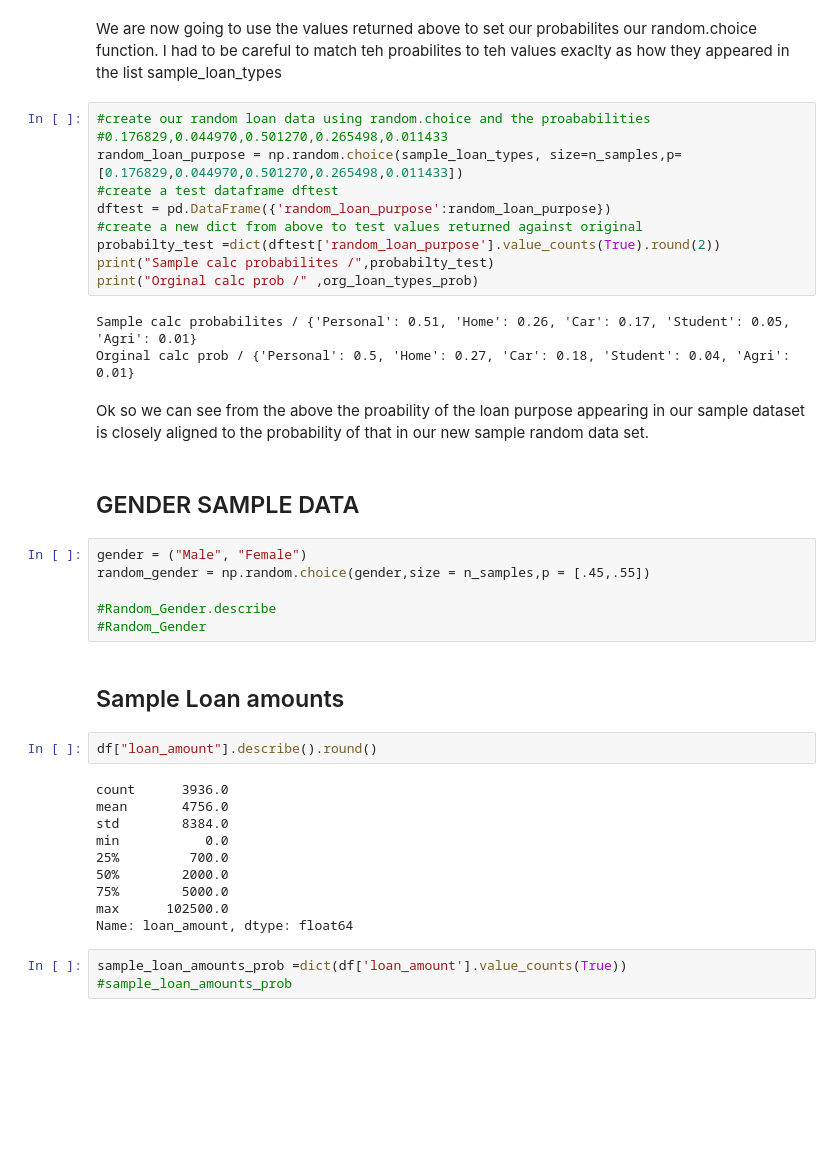
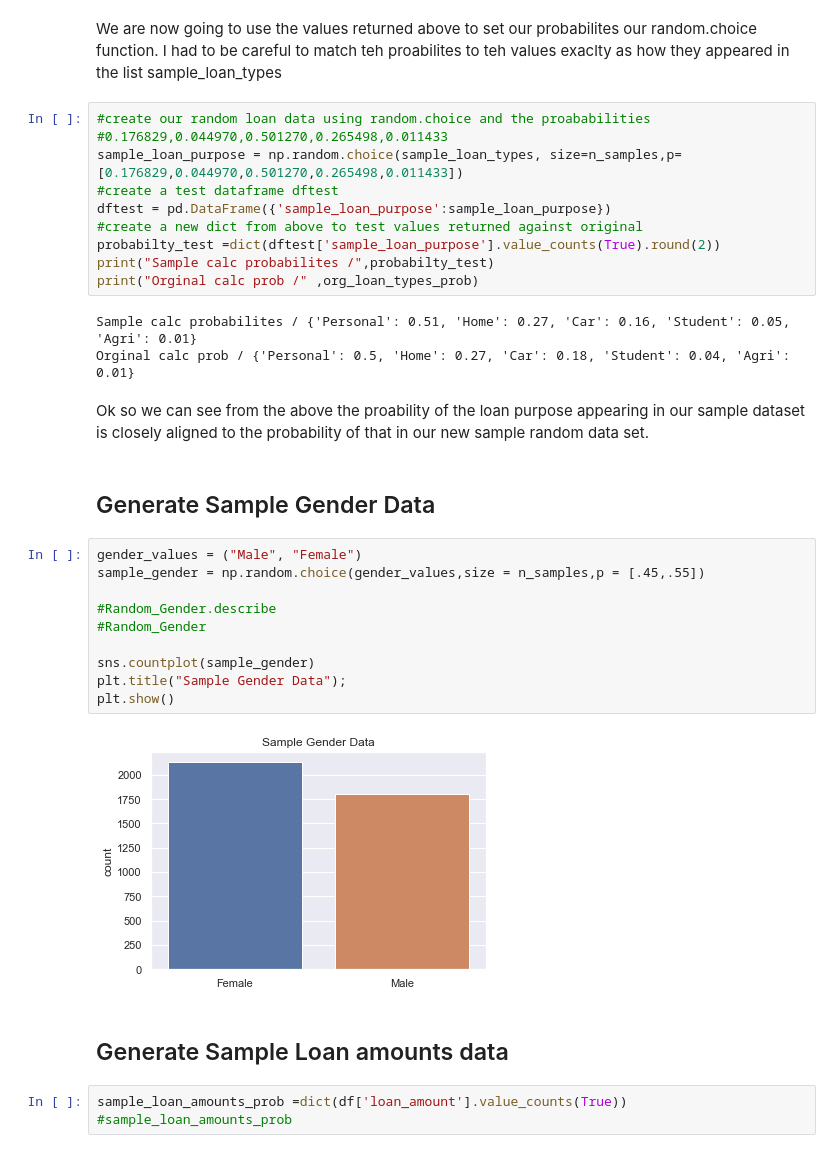
Before and after one commit to brendantipp/sem2_prog_data_analysis_project, a Jupyter notebook: product_analysis.ipynb, the cells around one changed output. Cells and saved outputs as stored; diff of their text form; blank space fills up the shorter version.

```diff
--- a/product_analysis.ipynb
+++ b/product_analysis.ipynb
@@ -572,40 +579,34 @@ We are now going to use the values returned above to set our probabilites our ra
 # %%
 #create our random loan data using random.choice and the proababilities
 #0.176829,0.044970,0.501270,0.265498,0.011433
-random_loan_purpose = np.random.choice(sample_loan_types, size=n_samples,p=[0.176829,0.044970,0.501270,0.265498,0.011433])
+sample_loan_purpose = np.random.choice(sample_loan_types, size=n_samples,p=[0.176829,0.044970,0.501270,0.265498,0.011433])
 #create a test dataframe dftest
-dftest = pd.DataFrame({'random_loan_purpose':random_loan_purpose})
+dftest = pd.DataFrame({'sample_loan_purpose':sample_loan_purpose})
 #create a new dict from above to test values returned against original
-probabilty_test =dict(dftest['random_loan_purpose'].value_counts(True).round(2))
+probabilty_test =dict(dftest['sample_loan_purpose'].value_counts(True).round(2))
 print("Sample calc probabilites /",probabilty_test)
 print("Orginal calc prob /" ,org_loan_types_prob)
 # %% [output]
-Sample calc probabilites / {'Personal': 0.51, 'Home': 0.26, 'Car': 0.17, 'Student': 0.05, 'Agri': 0.01}
+Sample calc probabilites / {'Personal': 0.51, 'Home': 0.27, 'Car': 0.16, 'Student': 0.05, 'Agri': 0.01}
 Orginal calc prob / {'Personal': 0.5, 'Home': 0.27, 'Car': 0.18, 'Student': 0.04, 'Agri': 0.01}
 # %% [markdown]
 Ok so we can see from the above the proability of the loan purpose appearing in our sample dataset is closely aligned to the probability of that in our new sample random data set.
-# %% [markdown]
-## GENDER SAMPLE DATA
+# %% [markdown]
+## Generate Sample Gender Data
 # %%
-gender = ("Male", "Female")
-random_gender = np.random.choice(gender,size = n_samples,p = [.45,.55])
+gender_values = ("Male", "Female")
+sample_gender = np.random.choice(gender_values,size = n_samples,p = [.45,.55])
 
 #Random_Gender.describe
 #Random_Gender
+
+sns.countplot(sample_gender)
+plt.title("Sample Gender Data");
+plt.show()
+# %% [output]
+[figure, added]
 # %% [markdown]
-## Sample Loan amounts
+## Generate Sample Loan amounts data
-# %%
-df["loan_amount"].describe().round()
-# %% [output]
-count      3936.0
-mean       4756.0
-std        8384.0
-min           0.0
-25%         700.0
-50%        2000.0
-75%        5000.0
-max      102500.0
-Name: loan_amount, dtype: float64
 # %%
 sample_loan_amounts_prob =dict(df['loan_amount'].value_counts(True))
 #sample_loan_amounts_prob
```
Also changed, not shown: parts of 33 cells of this notebook.
